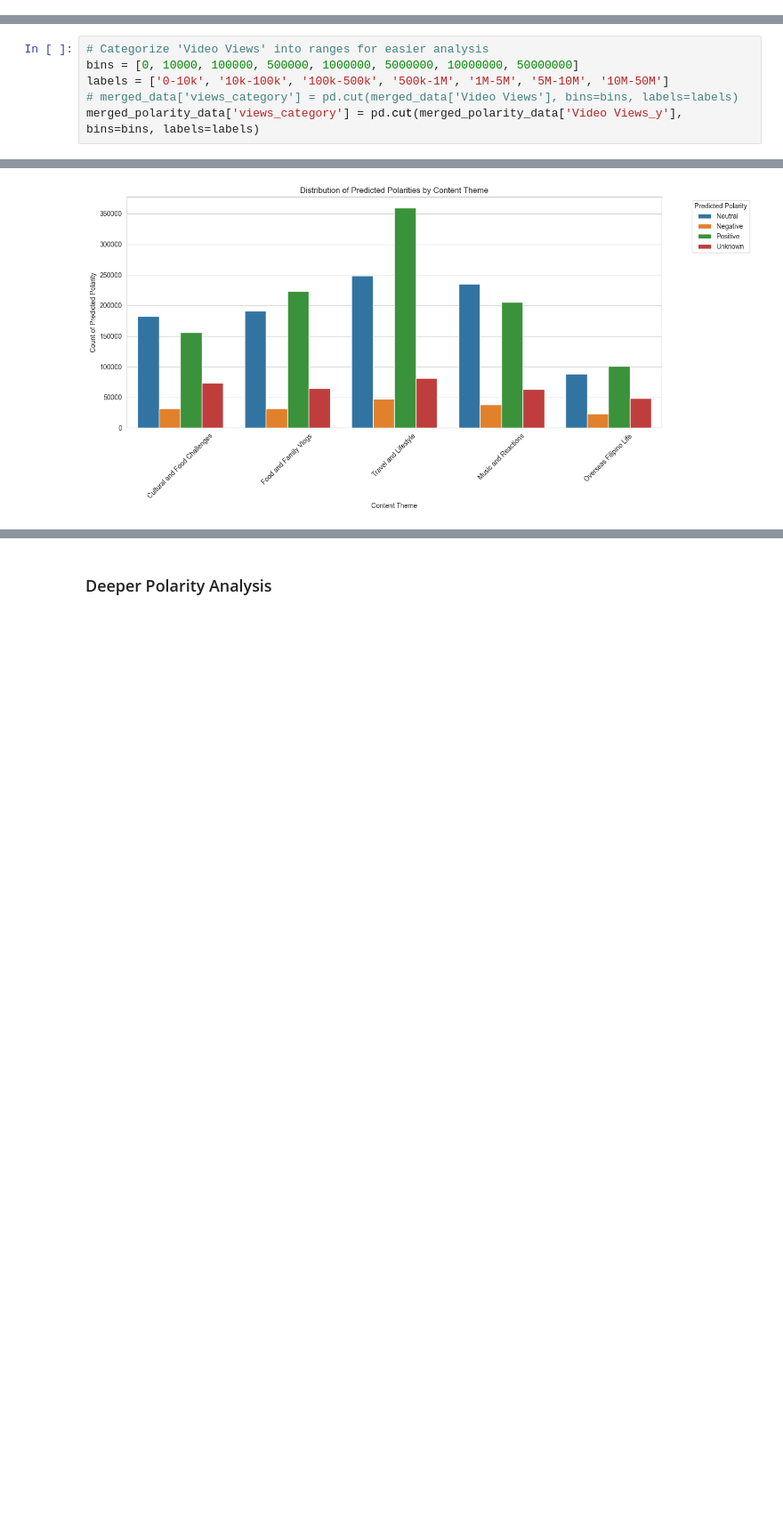
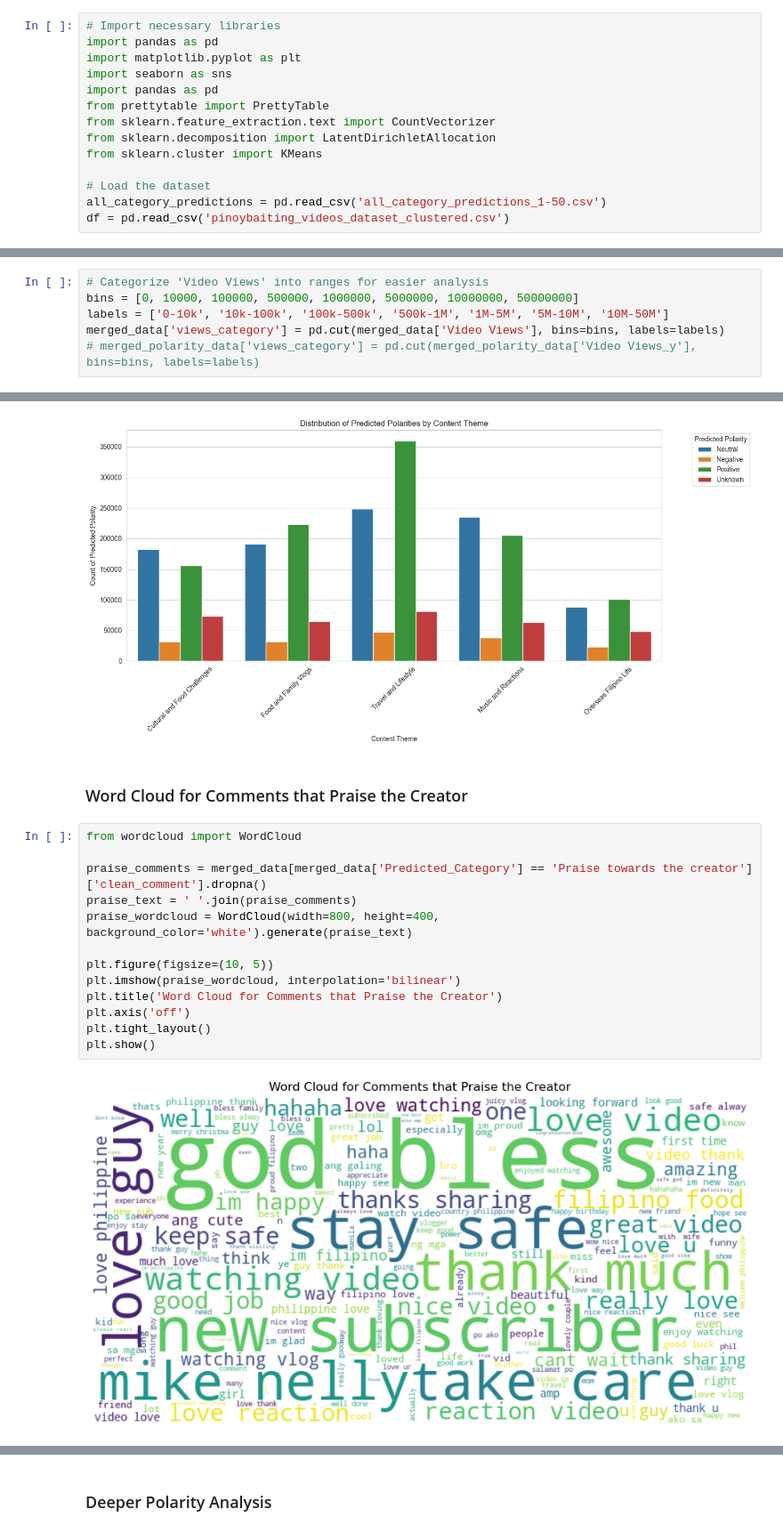
Before and after one commit to jaiiraaaaaa/thesis_EDA, a Jupyter notebook: Thesis_EDA.ipynb, the cells around one changed output, grey strips where cells are left out. Shown at 89% size. Saved outputs shown, nothing was run; the diff lists cells and outputs as text; blank space fills up the shorter version.

Commit message:
word cloud for praise and criticism, changed category to intention

```diff
--- a/Thesis_EDA.ipynb
+++ b/Thesis_EDA.ipynb
@@ -452,3 +454,17 @@ all_category_predictions.to_csv('all_category_predictions_1-50.csv', index=False
+# %%
+# Import necessary libraries
+import pandas as pd
+import matplotlib.pyplot as plt
+import seaborn as sns
+import pandas as pd
+from prettytable import PrettyTable
+from sklearn.feature_extraction.text import CountVectorizer
+from sklearn.decomposition import LatentDirichletAllocation
+from sklearn.cluster import KMeans
+
+# Load the dataset
+all_category_predictions = pd.read_csv('all_category_predictions_1-50.csv')
+df = pd.read_csv('pinoybaiting_videos_dataset_clustered.csv')
 # %% [markdown]
 Merge category and clustered videos dataframes into one
 # %%
@@ -517,8 +533,8 @@ sns.set_style("whitegrid")
 # Categorize 'Video Views' into ranges for easier analysis
 bins = [0, 10000, 100000, 500000, 1000000, 5000000, 10000000, 50000000]
 labels = ['0-10k', '10k-100k', '100k-500k', '500k-1M', '1M-5M', '5M-10M', '10M-50M']
-# merged_data['views_category'] = pd.cut(merged_data['Video Views'], bins=bins, labels=labels)
-merged_polarity_data['views_category'] = pd.cut(merged_polarity_data['Video Views_y'], bins=bins, labels=labels)
+merged_data['views_category'] = pd.cut(merged_data['Video Views'], bins=bins, labels=labels)
+# merged_polarity_data['views_category'] = pd.cut(merged_polarity_data['Video Views_y'], bins=bins, labels=labels)
 # %% [markdown]
 ### Distribution by Video Views
 # %%
@@ -734,3 +750,20 @@ plt.tight_layout()
 plt.show()
 # %% [output]
 [figure]
+# %% [markdown]
+### Word Cloud for Comments that Praise the Creator
+# %%
+from wordcloud import WordCloud
+
+praise_comments = merged_data[merged_data['Predicted_Category'] == 'Praise towards the creator']['clean_comment'].dropna()
+praise_text = ' '.join(praise_comments)
+praise_wordcloud = WordCloud(width=800, height=400, background_color='white').generate(praise_text)
+
+plt.figure(figsize=(10, 5))
+plt.imshow(praise_wordcloud, interpolation='bilinear')
+plt.title('Word Cloud for Comments that Praise the Creator')
+plt.axis('off')
+plt.tight_layout()
+plt.show()
+# %% [output]
+[figure, added]
```
Also changed, not shown: parts of 4 cells of this notebook.
